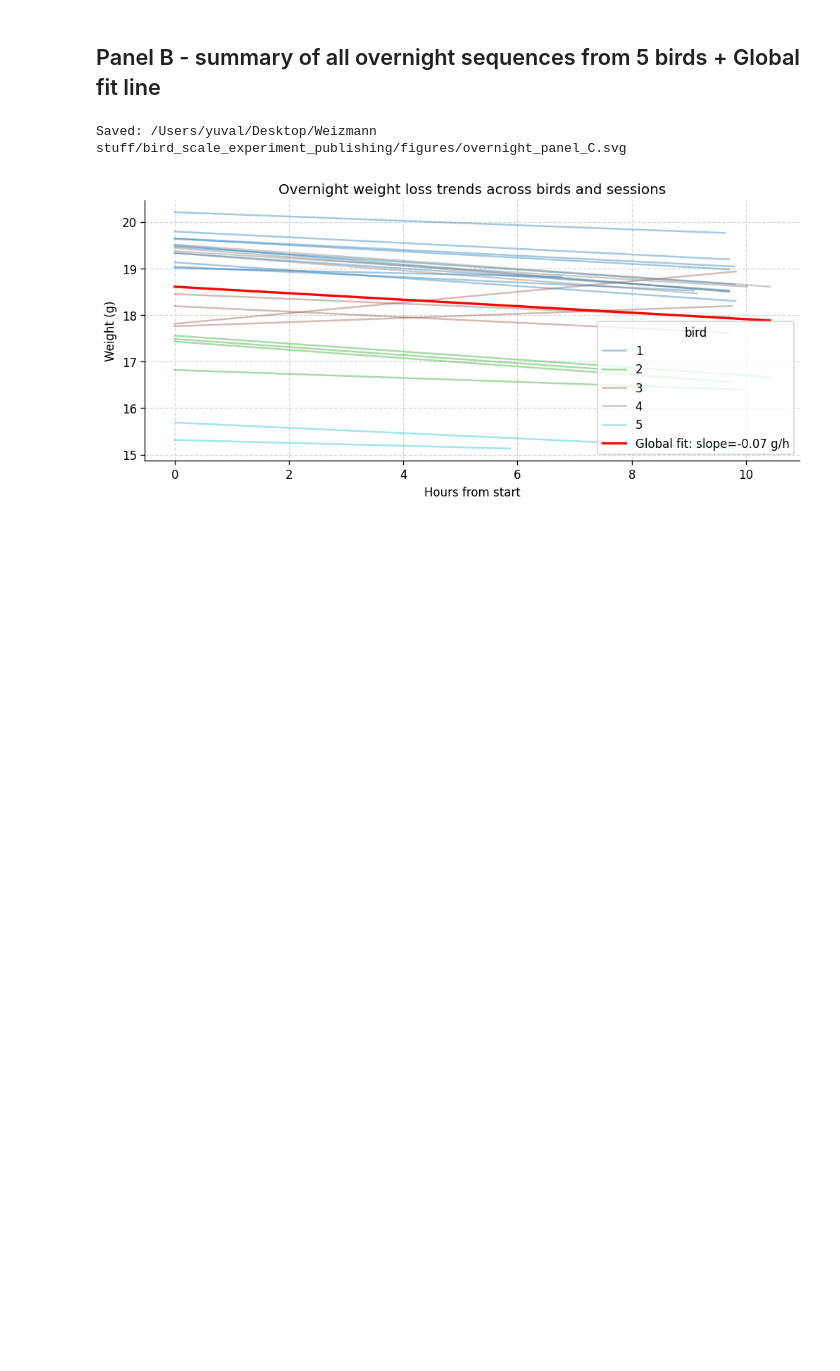
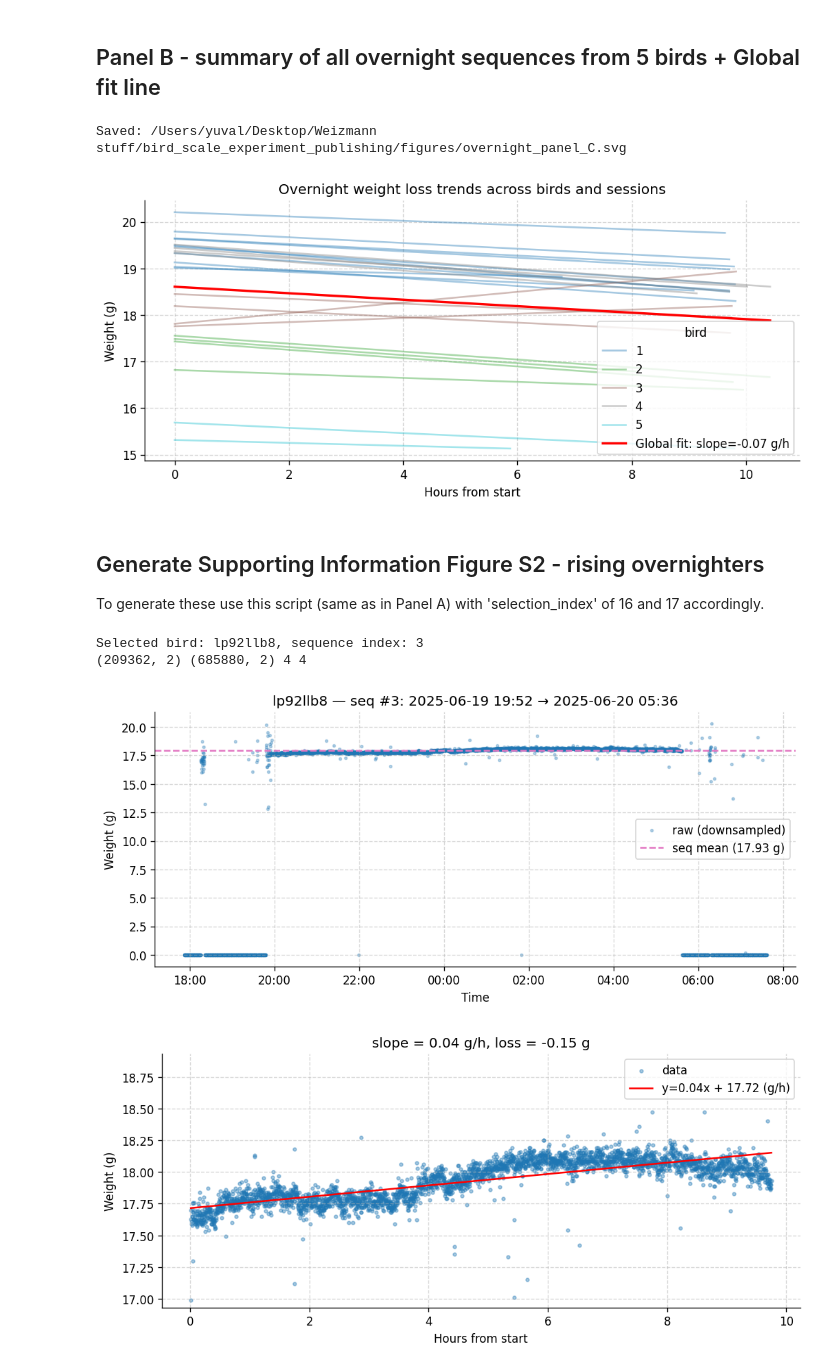
Before and after one commit to NeuralSyntaxLab/perch-scale-manuscript, a Jupyter notebook: scripts/generate_fig_4.ipynb, the cells around one changed output. Drawn from its saved outputs; the diff is of its cells as text; code cells hidden in the pictures; blank space fills up the shorter version.

```diff
--- a/scripts/generate_fig_4.ipynb
+++ b/scripts/generate_fig_4.ipynb
@@ -239,14 +244,14 @@ for bird in bird_ids:
         # Save full metrics except for pred
         all_recs.append({k: v for k, v in m.items() if k != "pred"})
 
-# --- Save metadata CSV ---
-df_sequences = pd.DataFrame(rows).sort_values(["bird_id", "start_time"]).reset_index(drop=True)
-out_csv = P.META / "overnight_sequences_metadata-test.csv"
-df_sequences.to_csv(out_csv, index=False)
-print(f"Saved metadata CSV: {out_csv} ({len(df_sequences)} sequences)")
+# # --- Save metadata CSV ---
+# df_sequences = pd.DataFrame(rows).sort_values(["bird_id", "start_time"]).reset_index(drop=True)
+# out_csv = P.META / "overnight_sequences_metadata-test.csv"
+# df_sequences.to_csv(out_csv, index=False)
+# print(f"Saved metadata CSV: {out_csv} ({len(df_sequences)} sequences)")
 
-# --- Save all_recs JSON (metrics only) ---
-out_json = P.META / "overnight_sequences_all_recs.json"
-with open(out_json, "w", encoding="utf-8") as f:
-    json.dump(all_recs, f, ensure_ascii=False, default=str)
-print(f"Saved all_recs JSON: {out_json} ({len(all_recs)} records)")
+# # --- Save all_recs JSON (metrics only) ---
+# out_json = P.META / "overnight_sequences_all_recs.json"
+# with open(out_json, "w", encoding="utf-8") as f:
+#     json.dump(all_recs, f, ensure_ascii=False, default=str)
+# print(f"Saved all_recs JSON: {out_json} ({len(all_recs)} records)")
@@ -467,3 +463,47 @@ else:
 # %% [output]
 Saved: /Users/yuval/Desktop/Weizmann stuff/bird_scale_experiment_publishing/figures/overnight_panel_C.svg
 [figure]
+# %% [markdown]
+## Generate Supporting Information Figure S2 - rising overnighters
+
+To generate these use this script (same as in Panel A) with 'selection_index' of 16 and 17 accordingly.
+# %%
+# ---- run Panel A ----
+df_sequences = pd.read_csv(P.META / "overnight_sequences_metadata.csv",
+                           parse_dates=["start_time", "end_time"])
+
+selection_index = 17  # ← change to choose sequence
+row     = df_sequences.iloc[selection_index]
+bird = row["bird"]
+bird_id = int(row["bird_id"])
+seq_idx = int(row["sequence_idx"])
+downsample_step = 8
+
+# assumes previous cell defined: load_bird_data, find_all_sequences, compute_metrics
+df_filtered   = load_bird_data(bird_id, low_thrd=1, high_thrd=30)
+df_unfiltered = load_bird_data(bird_id, low_thrd=0, high_thrd=30)
+seqs = find_all_sequences(df_filtered)
+mets = [compute_metrics(sd, bird_id) for sd in seqs]
+
+print(f"Selected bird: {bird}, sequence index: {seq_idx}")
+print(df_filtered.shape, df_unfiltered.shape, len(seqs), len(mets))
+
+# A1
+fig1, ax1 = plot_fig1(df_unfiltered, seqs[seq_idx]["df"], mets[seq_idx],
+                      downsample_step=downsample_step, context_hours=2)
+ax1.set_title(f"{bird} — seq #{seq_idx}: "
+              f"{row['start_time']:%Y-%m-%d %H:%M} → {row['end_time']:%Y-%m-%d %H:%M}")
+# fig1.savefig(P.FIGS / "overnight_panel_A1.svg", bbox_inches="tight", dpi=300)
+
+# A2
+fig2, ax2 = plot_fig2(seqs[seq_idx]["df"], mets[seq_idx],
+                      downsample_step=downsample_step, raw_filter_low=0.001, raw_filter_high=0.999)
+ax2.set_title(f"slope = {mets[seq_idx]['slope_hr']:.2f} g/h, loss = {mets[seq_idx]['total_loss']:.2f} g")
+# fig2.savefig(P.FIGS / "overnight_panel_A2.svg", bbox_inches="tight", dpi=300)
+
+plt.show()
+# %% [output]
+Selected bird: lp92llb8, sequence index: 3
+(209362, 2) (685880, 2) 4 4
+[figure, added]
+[figure, added]
```
Also changed, not shown: parts of 5 cells of this notebook, 8 other files.
